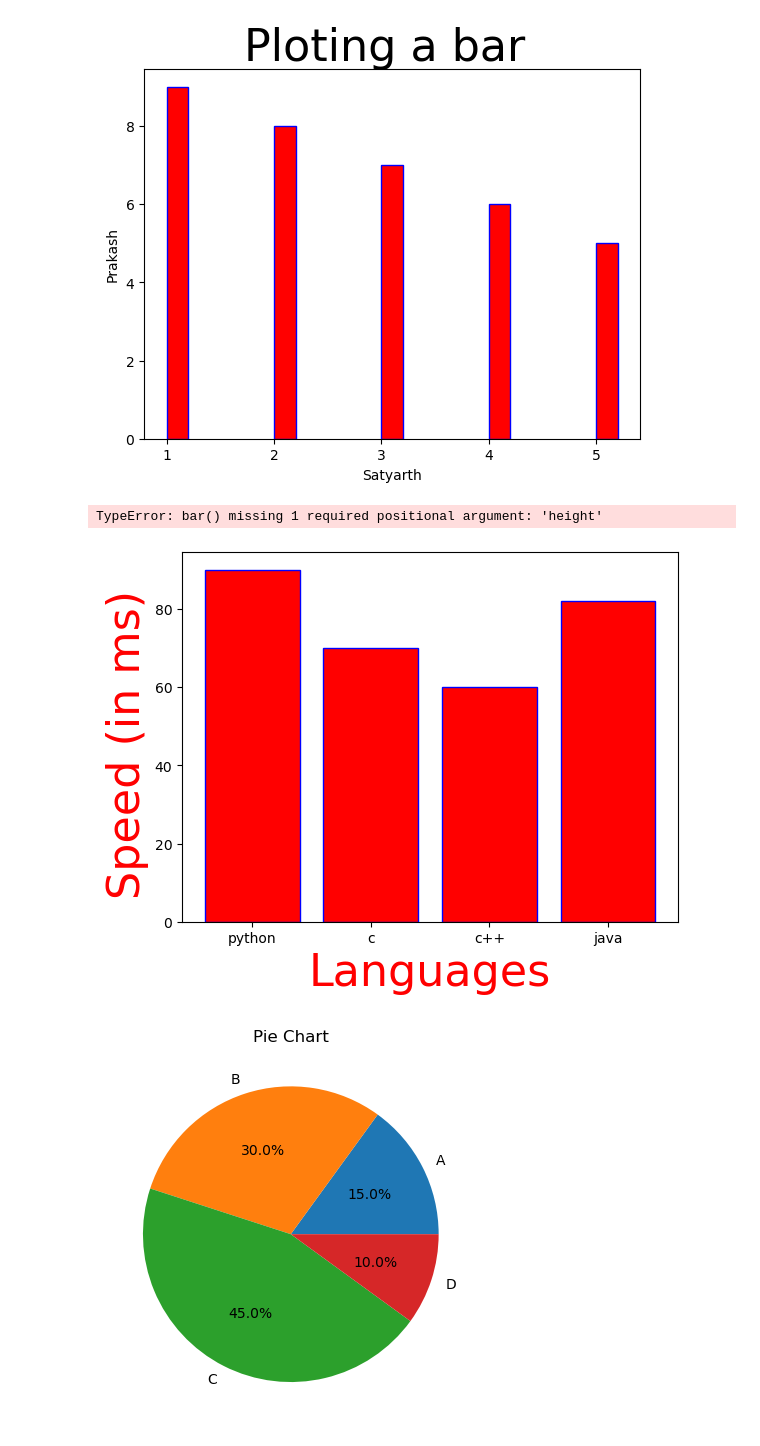
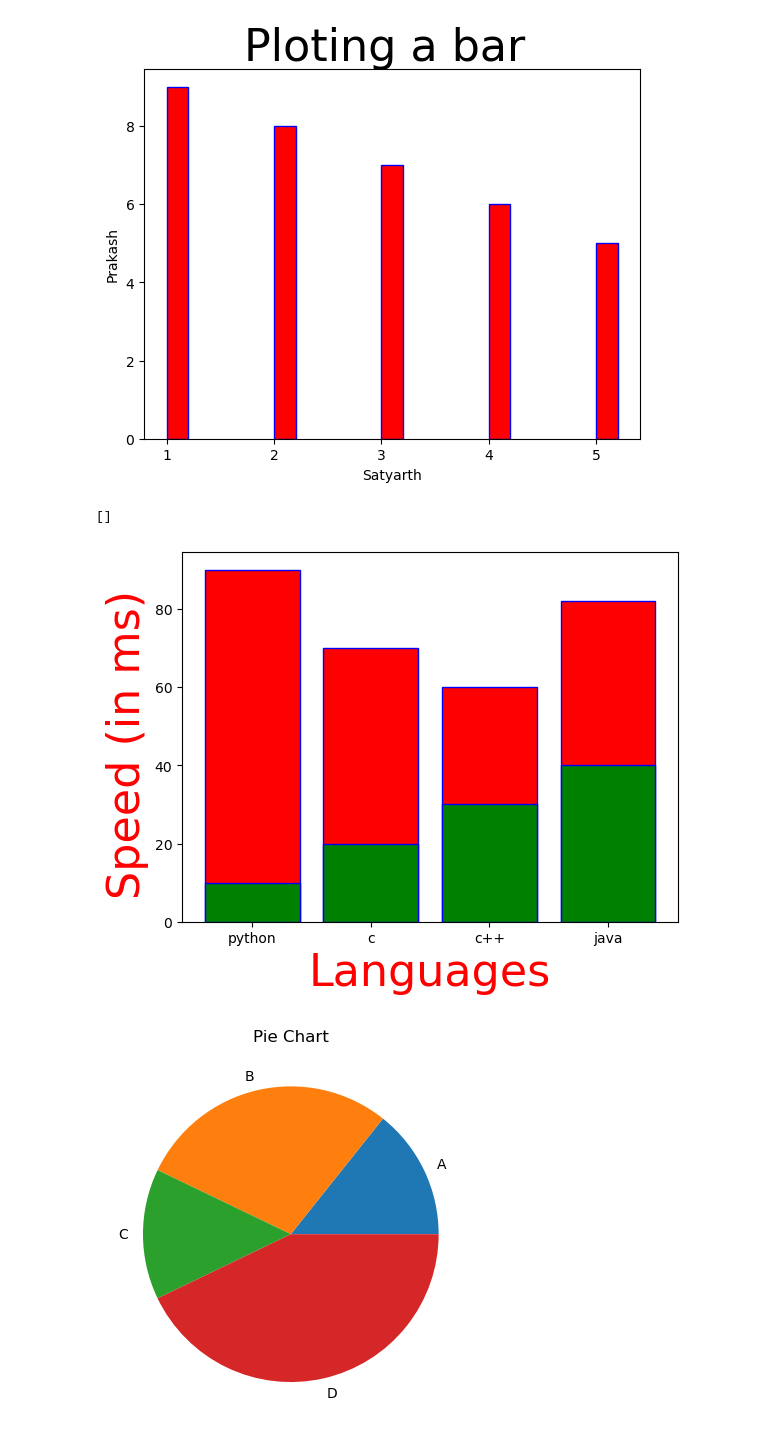
Before and after one commit to satyarth8/python-ml-learning, a Jupyter notebook: Day 6/matplotlib_classroom.ipynb, the cells around one changed output. Saved outputs shown, nothing was run; the diff lists cells and outputs as text; code cells hidden in the pictures.

```diff
--- a/Day 6/matplotlib_classroom.ipynb
+++ b/Day 6/matplotlib_classroom.ipynb
@@ -23,24 +23,25 @@ plt.plot()
 [figure]
 # %%
 #excercise
+
 x=["python","c","c++","java"]
 y=[90,70,60,82]
-z=[1,2,3,4]
+z=[10,20,30,40]
 plt.xlabel("Languages",color='r',fontsize=32)
 plt.ylabel("Speed (in ms) ",color='r',fontsize=32)
 plt.bar(x,y,color='r',edgecolor="b")
-plt.bar(z,color='g',edgecolor="b")
+plt.bar(x,z,color='g',edgecolor="b")
 plt.plot()
 # %% [output]
-TypeError: bar() missing 1 required positional argument: 'height'
+[]
-[figure, old version]
+[figure, new version]
 # %%
 import matplotlib.pyplot as plt
 
 x= ['A', 'B', 'C', 'D']
-ysizes
-plt.pie(sizes, labels=label)
+y=[10,20,10,30]
+plt.pie(y,labels=x)
 plt.title('Pie Chart')
 plt.show()
 # %% [output]
-[figure, old version]
+[figure, new version]
```
Also changed, not shown: 1 other file.
